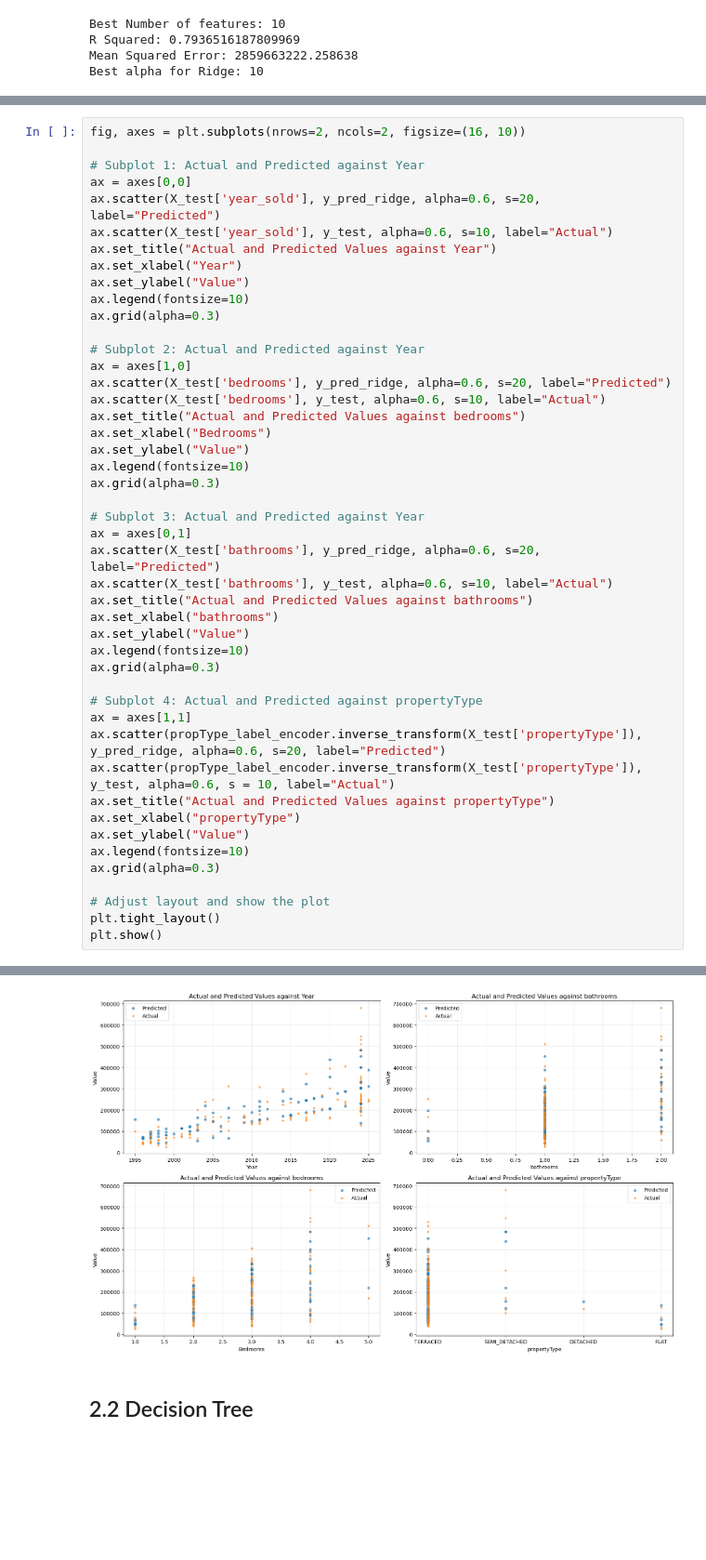
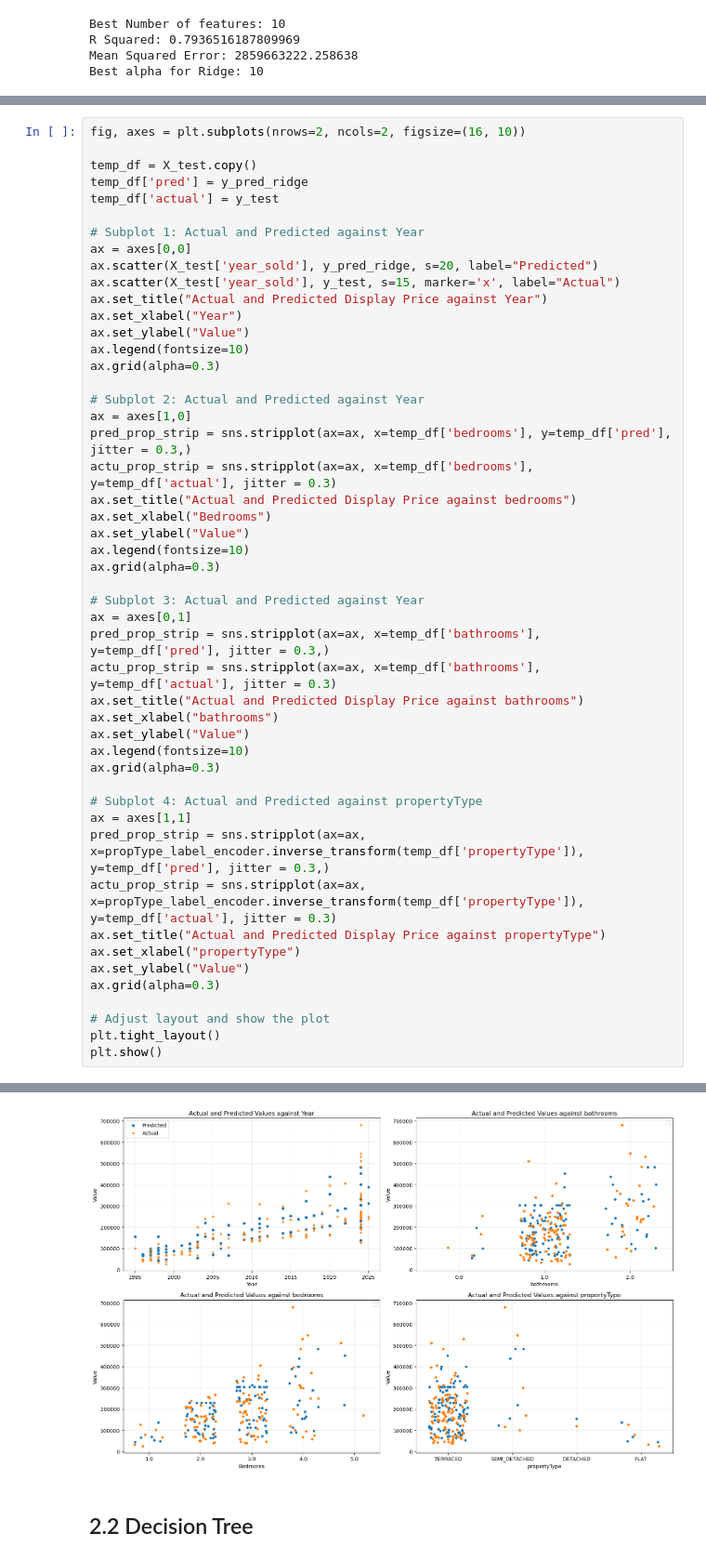
Before and after one commit to RoryThomas16/Cardiff-Housing-Price-Predictor, a Jupyter notebook: Cardiff-Housing_Price_Predictor.ipynb, the cells around one changed output, grey strips where cells are left out. Shown at 93% size. Cells and saved outputs as stored; diff of their text form; blank space fills up the shorter version.

```diff
--- a/Cardiff-Housing_Price_Predictor.ipynb
+++ b/Cardiff-Housing_Price_Predictor.ipynb
@@ -660,11 +669,15 @@ plt.show()
 # %%
 fig, axes = plt.subplots(nrows=2, ncols=2, figsize=(16, 10))
 
+temp_df = X_test.copy()
+temp_df['pred'] = y_pred_ridge
+temp_df['actual'] = y_test
+
 # Subplot 1: Actual and Predicted against Year
 ax = axes[0,0]
-ax.scatter(X_test['year_sold'], y_pred_ridge, alpha=0.6, s=20, label="Predicted")
-ax.scatter(X_test['year_sold'], y_test, alpha=0.6, s=10, label="Actual")
-ax.set_title("Actual and Predicted Values against Year")
+ax.scatter(X_test['year_sold'], y_pred_ridge, s=20, label="Predicted")
+ax.scatter(X_test['year_sold'], y_test, s=15, marker='x', label="Actual")
+ax.set_title("Actual and Predicted Display Price against Year")
 ax.set_xlabel("Year")
 ax.set_ylabel("Value")
 ax.legend(fontsize=10)
@@ -672,9 +685,9 @@ ax.grid(alpha=0.3)
 
 # Subplot 2: Actual and Predicted against Year
 ax = axes[1,0]
-ax.scatter(X_test['bedrooms'], y_pred_ridge, alpha=0.6, s=20, label="Predicted")
-ax.scatter(X_test['bedrooms'], y_test, alpha=0.6, s=10, label="Actual")
-ax.set_title("Actual and Predicted Values against bedrooms")
+pred_prop_strip = sns.stripplot(ax=ax, x=temp_df['bedrooms'], y=temp_df['pred'], jitter = 0.3,)
+actu_prop_strip = sns.stripplot(ax=ax, x=temp_df['bedrooms'], y=temp_df['actual'], jitter = 0.3)
+ax.set_title("Actual and Predicted Display Price against bedrooms")
 ax.set_xlabel("Bedrooms")
 ax.set_ylabel("Value")
 ax.legend(fontsize=10)
@@ -682,9 +695,9 @@ ax.grid(alpha=0.3)
 
 # Subplot 3: Actual and Predicted against Year
 ax = axes[0,1]
-ax.scatter(X_test['bathrooms'], y_pred_ridge, alpha=0.6, s=20, label="Predicted")
-ax.scatter(X_test['bathrooms'], y_test, alpha=0.6, s=10, label="Actual")
-ax.set_title("Actual and Predicted Values against bathrooms")
+pred_prop_strip = sns.stripplot(ax=ax, x=temp_df['bathrooms'], y=temp_df['pred'], jitter = 0.3,)
+actu_prop_strip = sns.stripplot(ax=ax, x=temp_df['bathrooms'], y=temp_df['actual'], jitter = 0.3)
+ax.set_title("Actual and Predicted Display Price against bathrooms")
 ax.set_xlabel("bathrooms")
 ax.set_ylabel("Value")
 ax.legend(fontsize=10)
@@ -692,12 +705,11 @@ ax.grid(alpha=0.3)
 
 # Subplot 4: Actual and Predicted against propertyType
 ax = axes[1,1]
-ax.scatter(propType_label_encoder.inverse_transform(X_test['propertyType']), y_pred_ridge, alpha=0.6, s=20, label="Predicted")
-ax.scatter(propType_label_encoder.inverse_transform(X_test['propertyType']), y_test, alpha=0.6, s = 10, label="Actual")
-ax.set_title("Actual and Predicted Values against propertyType")
+pred_prop_strip = sns.stripplot(ax=ax, x=propType_label_encoder.inverse_transform(temp_df['propertyType']), y=temp_df['pred'], jitter = 0.3,)
+actu_prop_strip = sns.stripplot(ax=ax, x=propType_label_encoder.inverse_transform(temp_df['propertyType']), y=temp_df['actual'], jitter = 0.3)
+ax.set_title("Actual and Predicted Display Price against propertyType")
 ax.set_xlabel("propertyType")
 ax.set_ylabel("Value")
-ax.legend(fontsize=10)
 ax.grid(alpha=0.3)
 
 # Adjust layout and show the plot
@@ -707,4 +723,4 @@ plt.show()
-[figure, old version]
+[figure, new version]
 # %% [markdown]
 ## 2.2 Decision Tree
 # %%
```
Also changed, not shown: parts of 5 cells of this notebook.
